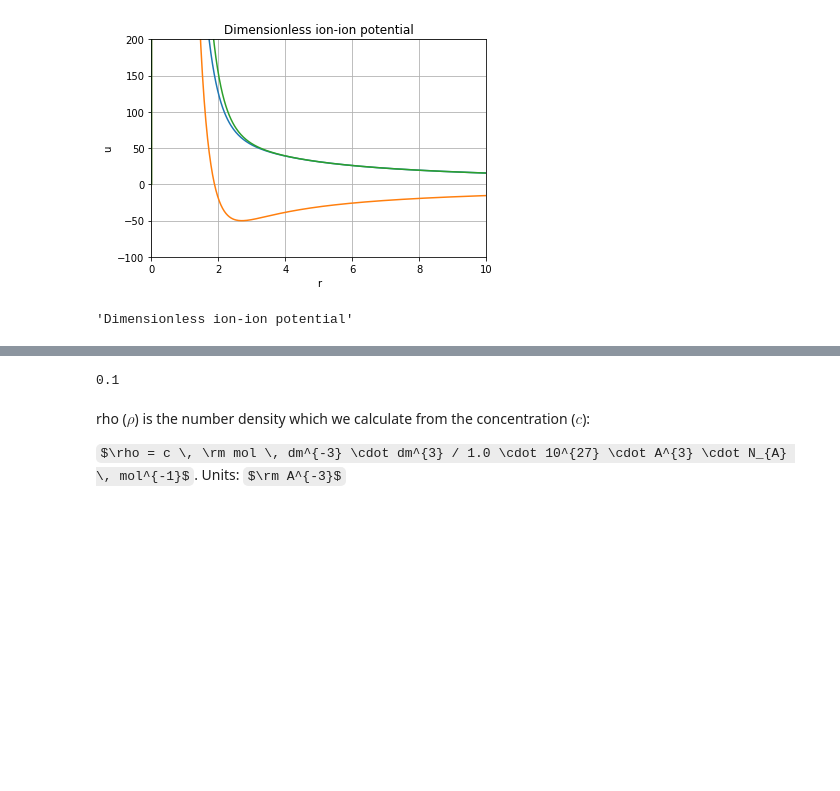
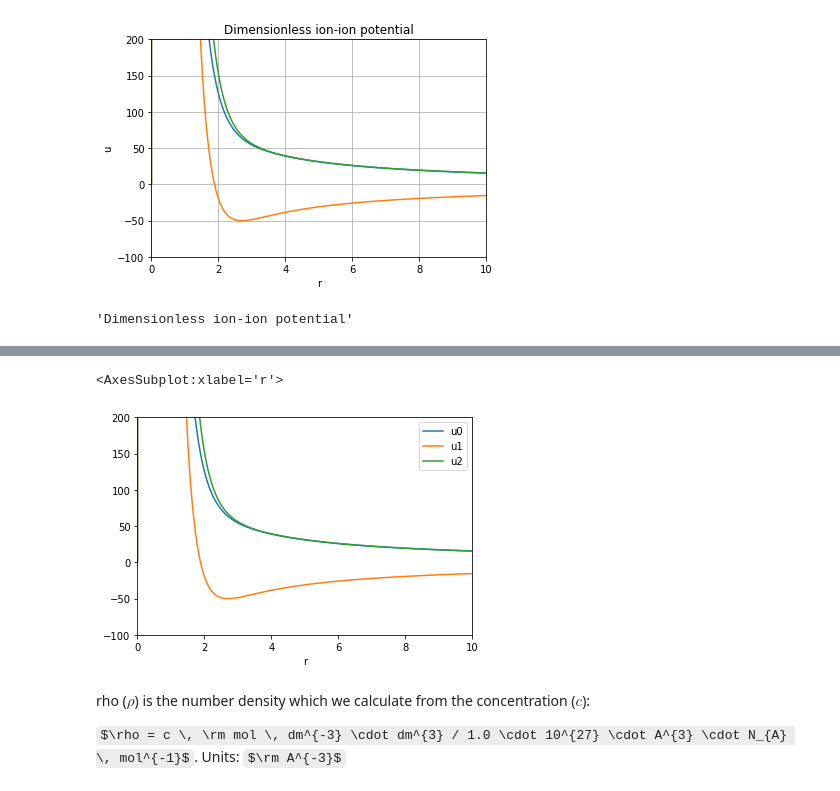
Before and after one commit to Mjboothaus/PhD-Thesis, a Jupyter notebook: notebooks/singlet_kcl.ipynb, the cells around one changed output, grey strips where cells are left out. Saved outputs shown, nothing was run; the diff lists cells and outputs as text; code cells hidden in the pictures; some formulas as TeX source; blank space fills up the shorter version.

Commit message:
progress - plotting

```diff
--- a/notebooks/singlet_kcl.ipynb
+++ b/notebooks/singlet_kcl.ipynb
@@ -219,0 +222,2 @@ make_simple_plot(r, beta * u, "r", "u", "Dimensionless ion-ion potential", xliml
+# %%
+df = pd.DataFrame(data=np.c_[r, beta*u], columns=["r", "u0", "u1", "u2"])
@@ -220,9 +233,10 @@ make_simple_plot(r, beta * u, "r", "u", "Dimensionless ion-ion potential", xliml
+# %%
+df.plot(x="r", y=["u0", "u1", "u2"], xlim=[0, 10], ylim=[-100, 200])
+# %% [output]
+<AxesSubplot:xlabel='r'>
+[figure, added]
 # %%
 psi_0 = 100. / 1000.     # 100 mV (in Volts)  -- get from UI
-# %%
-psi_0
-# %% [output]
-0.1
 # %% [markdown]
 rho ($\rho$) is the number density which we calculate from the concentration ($c$):
 
```
Also changed, not shown: parts of 23 cells of this notebook, 2 other files.
